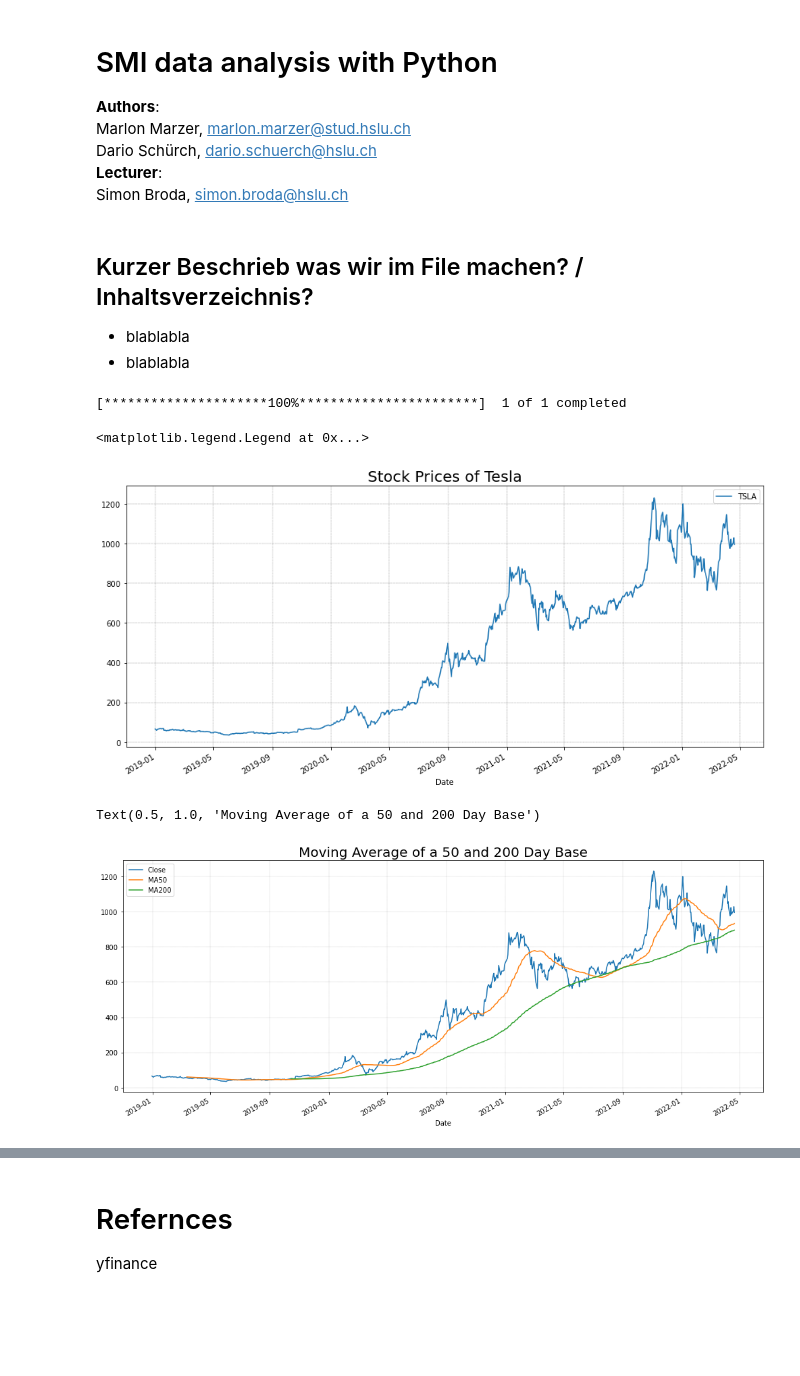
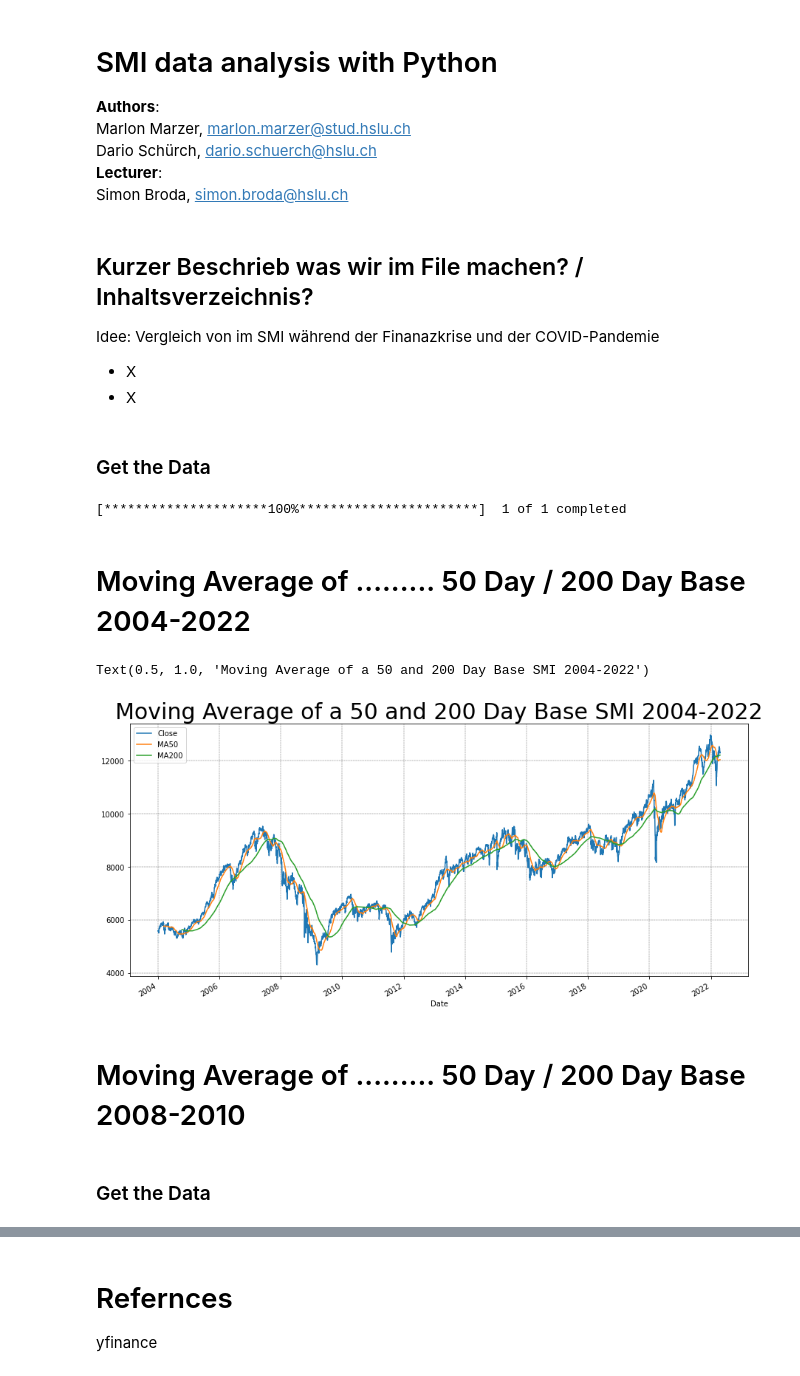
Before and after one commit to Darioschuerch/Project_MRWAM69.F2201_Marzer_Schuerch, a Jupyter notebook: Project/Project_MRWAM69.F2201_Marzer_Schuerch.ipynb, the cells around one changed output, grey strips where cells are left out. Cells and saved outputs as stored; diff of their text form; code cells hidden in the pictures; blank space fills up the shorter version.

```diff
--- a/Project/Project_MRWAM69.F2201_Marzer_Schuerch.ipynb
+++ b/Project/Project_MRWAM69.F2201_Marzer_Schuerch.ipynb
@@ -8,10 +8,24 @@ https://ingeh.medium.com/markdown-for-jupyter-notebooks-cheatsheet-386c05aeebed
 #Cheatsheet wie man Folie auf Jupyter erstellt, nur als Hilfe
 # %% [markdown]
 ## Kurzer Beschrieb was wir im File machen? / Inhaltsverzeichnis?
-- blablabla
-- blablabla
+
+Idee: Vergleich von im SMI während der Finanazkrise und der COVID-Pandemie
+
+
+- X
+- X
+# %% [markdown]
+### Get the Data
 # %%
+import yfinance as yf
+from datetime import datetime
+import numpy as np
+import matplotlib.pyplot as plt
+
+start = datetime(2004,1,1)
+end = datetime.today()
+SMI= yf.download("^SSMI", start, end)
+
+SMI.to_csv("SMI_ALL.csv",index = False)
 # %% [output]
 [*********************100%***********************]  1 of 1 completed
-<matplotlib.legend.Legend at 0x...>
-[figure, removed]
@@ -18,4 +34,19 @@ https://ingeh.medium.com/markdown-for-jupyter-notebooks-cheatsheet-386c05aeebed
+# %% [markdown]
+# Moving Average of ......... 50 Day / 200 Day Base 2004-2022
 # %%
+#Gleitender Mittelwert 50 / 200 2004 - 2022
+SMI ["MA50"] = SMI["Close"].rolling(50).mean()
+SMI ["MA200"] = SMI["Close"].rolling(200).mean()
+SMI["Close"].plot(figsize = (15,7))
+SMI["MA50"].plot()
+SMI["MA200"].plot()
+plt.grid(which="major", color='k', linestyle='-.', linewidth=0.3)
+plt.legend()
+plt.title("Moving Average of a 50 and 200 Day Base SMI 2004-2022", fontsize = 30)
 # %% [output]
-Text(0.5, 1.0, 'Moving Average of a 50 and 200 Day Base')
+Text(0.5, 1.0, 'Moving Average of a 50 and 200 Day Base SMI 2004-2022')
-[figure, old version]
+[figure, new version]
+# %% [markdown]
+# Moving Average of ......... 50 Day / 200 Day Base 2008-2010
+# %% [markdown]
+### Get the Data
```
Also changed, not shown: parts of 16 cells of this notebook, 1 other file.
